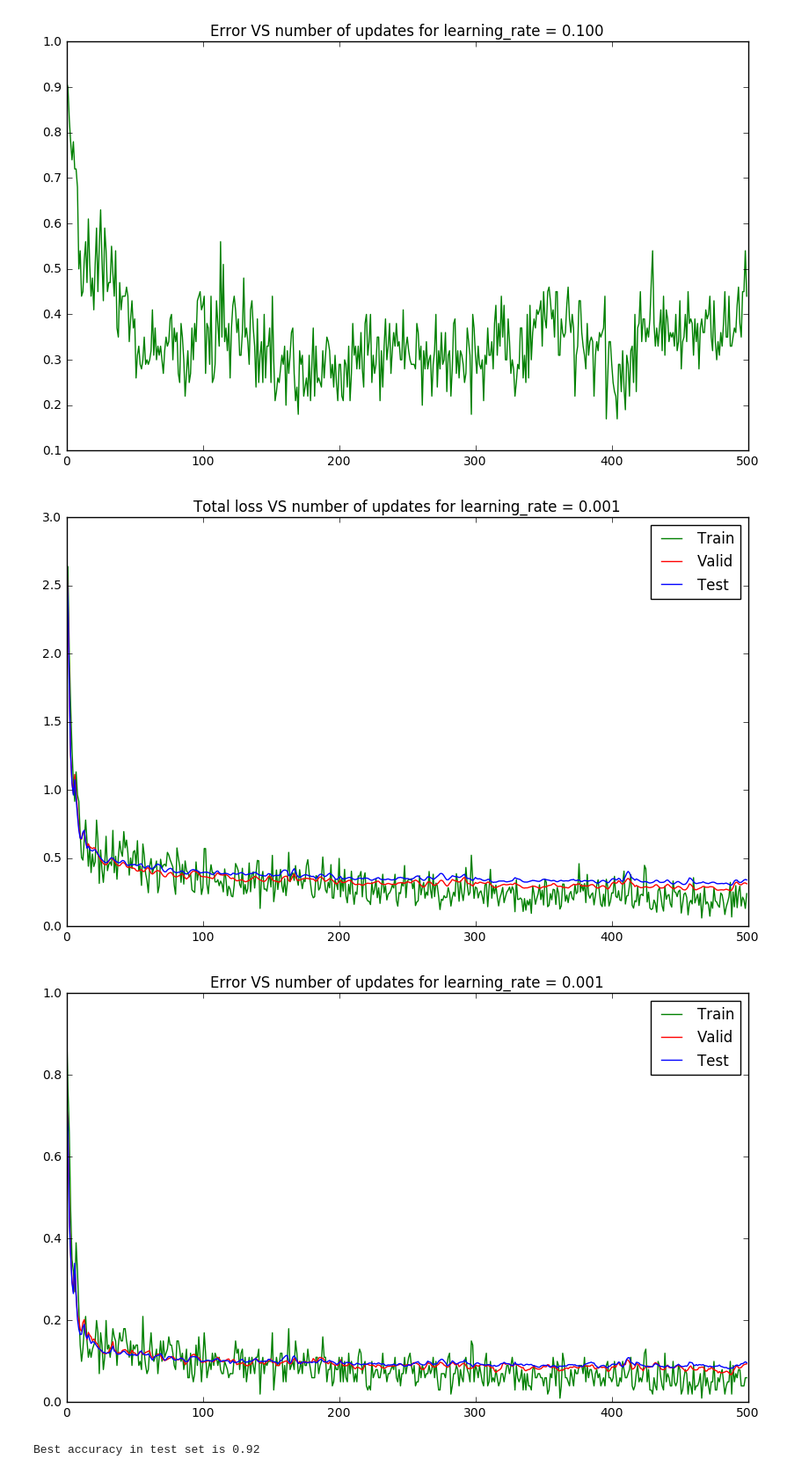
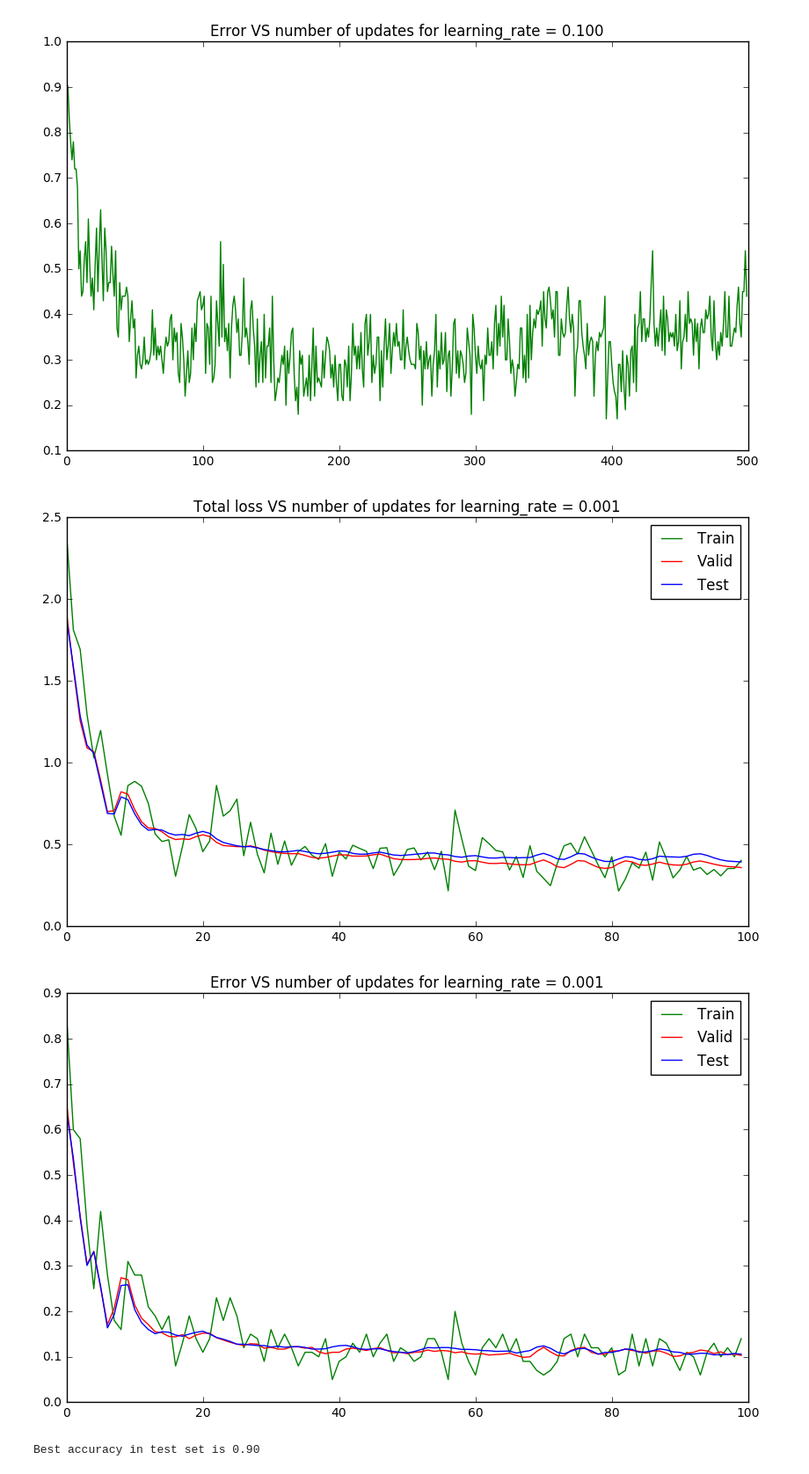
Before and after one commit to lidaiqing/Inference-MachineLearning, a Jupyter notebook: A2/code/a2.ipynb, the cells around one changed output. Shown at 88% size. Drawn from its saved outputs; the diff is of its cells as text; code cells hidden in the pictures.

```diff
--- a/A2/code/a2.ipynb
+++ b/A2/code/a2.ipynb
@@ -520,7 +520,7 @@ valid_loss_recorder = np.array([])
 valid_mis_recorder = np.array([])
 test_loss_recorder = np.array([])
 test_mis_recorder = np.array([])
-numIteration = 500
+numIteration = 100
 best_acc = 0
 for itr in range(numIteration):
     batch_xs, batch_ys = getRandomBatch(trainData, trainTarget, batch_size)
@@ -529,33 +529,33 @@ for itr in range(numIteration):
     train_mis_recorder = np.append(train_mis_recorder, 1.0 - accuracy)
 
     valid_loss, valid_acc = sess.run([error, acc], feed_dict={X: validData, y_target: validTarget})
     valid_loss_recorder = np.append(valid_loss_recorder, valid_loss)
     valid_mis_recorder = np.append(valid_mis_recorder, 1.0 - valid_acc)
 
     test_loss, test_acc = sess.run([error, acc], feed_dict={X: testData, y_target: testTarget})
     test_loss_recorder = np.append(test_loss_recorder, test_loss)
     test_mis_recorder = np.append(test_mis_recorder, 1.0 - test_acc)
 
     best_acc = max(best_acc, test_acc)
 
 plt.plot(np.arange(numIteration), train_loss_recorder, 'g', label="Train")
 plt.plot(np.arange(numIteration), valid_loss_recorder, 'r', label="Valid")
 plt.plot(np.arange(numIteration), test_loss_recorder, 'b', label="Test")
 plt.legend()
 #plt.axis([0,500, 0, 2])
 plt.title("Total loss VS number of updates for learning_rate = %0.3f"%(learning_rate))
 plt.show()
 
 plt.plot(np.arange(numIteration), train_mis_recorder, 'g', label="Train")
 plt.plot(np.arange(numIteration), valid_mis_recorder, 'r', label="Valid")
 plt.plot(np.arange(numIteration), test_mis_recorder, 'b', label="Test")
 plt.legend()
 #plt.axis([0,500, 0, 2])
 plt.title("Error VS number of updates for learning_rate = %0.3f"%(learning_rate))
 plt.show()
 
 print("Best accuracy in test set is %0.2f"%(best_acc))
 # %% [output]
-[figure, old version]
+[figure, new version]
-[figure, old version]
+[figure, new version]
-Best accuracy in test set is 0.92
+Best accuracy in test set is 0.90
```
Also changed, not shown: parts of 4 cells of this notebook.
